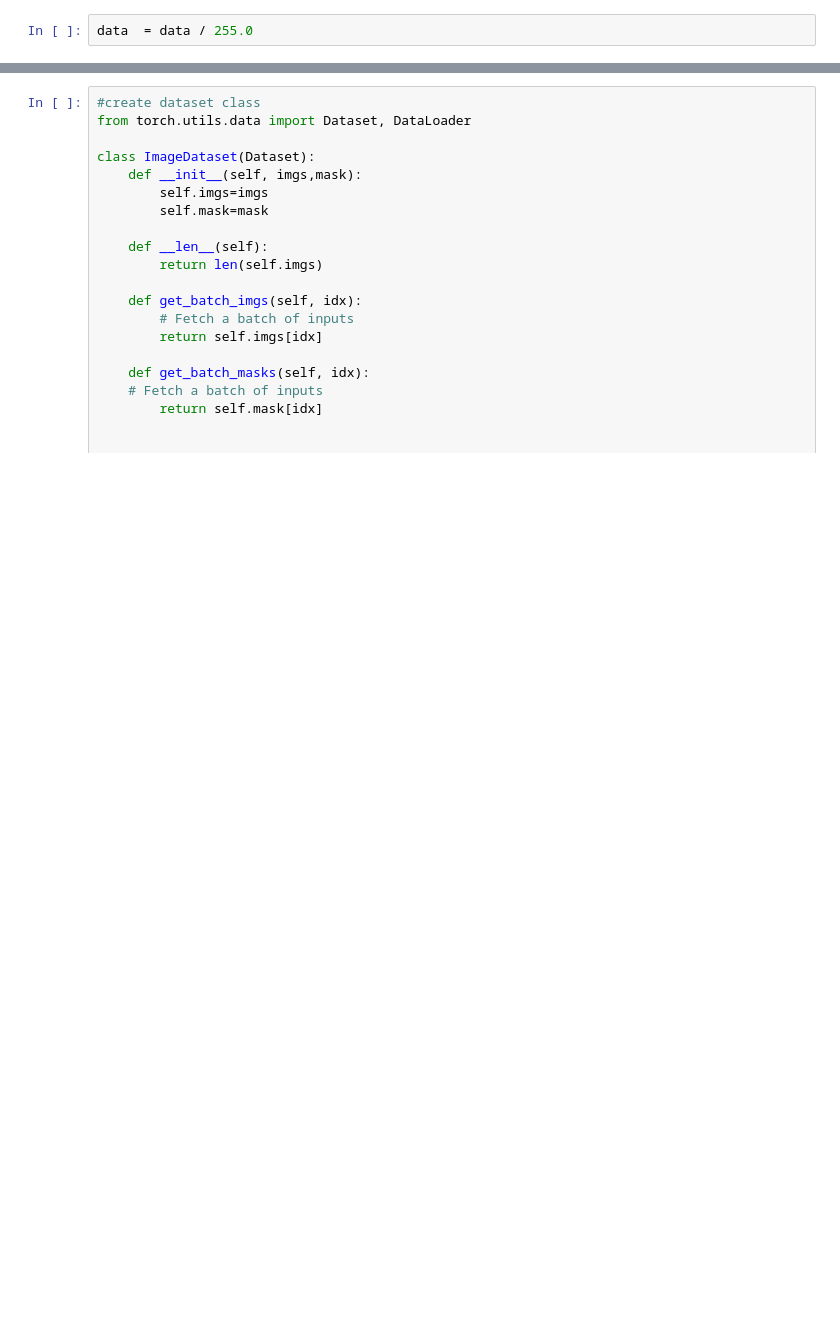
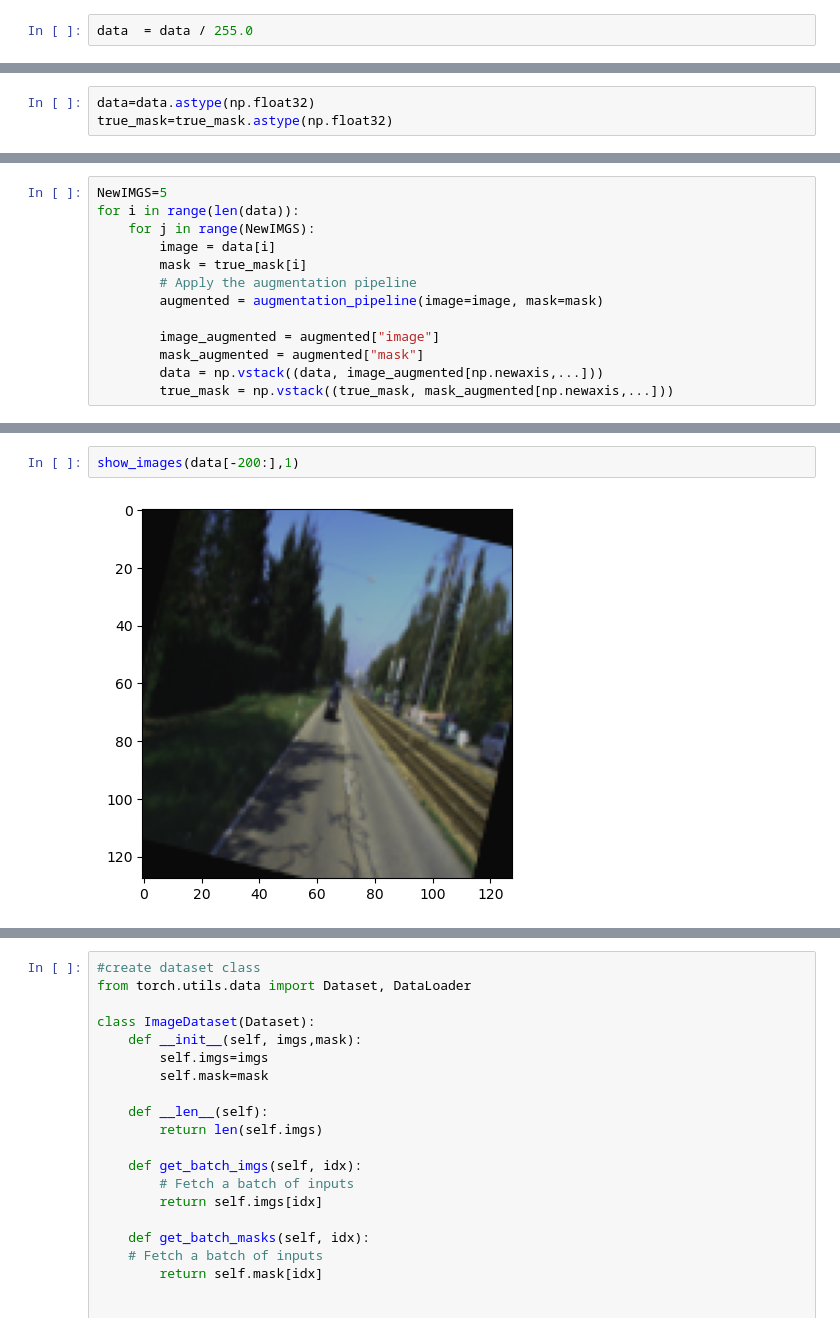
Before and after one commit to hossamemamo/KITTI-Road-Segmentation-UNET, a Jupyter notebook: kitti-road-segmentation.ipynb, the cells around one changed output, grey strips where cells are left out. Cells and saved outputs as stored; diff of their text form; blank space fills up the shorter version.

```diff
--- a/kitti-road-segmentation.ipynb
+++ b/kitti-road-segmentation.ipynb
@@ -100,0 +148,3 @@ data  = data / 255.0
+# %%
+data=data.astype(np.float32)
+true_mask=true_mask.astype(np.float32)
@@ -100,0 +159,13 @@ data  = data / 255.0
+# %%
+NewIMGS=5
+for i in range(len(data)):
+    for j in range(NewIMGS):
+        image = data[i]
+        mask = true_mask[i]
+        # Apply the augmentation pipeline
+        augmented = augmentation_pipeline(image=image, mask=mask)
+
+        image_augmented = augmented["image"]
+        mask_augmented = augmented["mask"]
+        data = np.vstack((data, image_augmented[np.newaxis,...]))
+        true_mask = np.vstack((true_mask, mask_augmented[np.newaxis,...]))
@@ -100,0 +180,4 @@ data  = data / 255.0
+# %%
+show_images(data[-200:],1)
+# %% [output]
+[figure, added]
```
Also changed, not shown: parts of 36 cells of this notebook.
